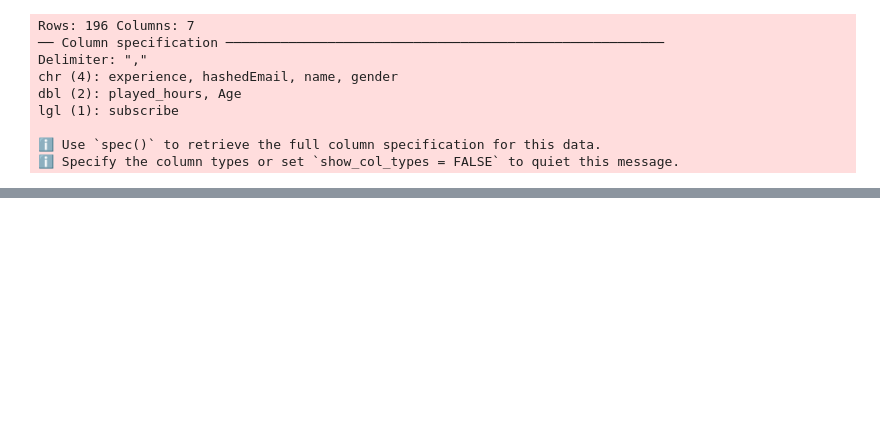
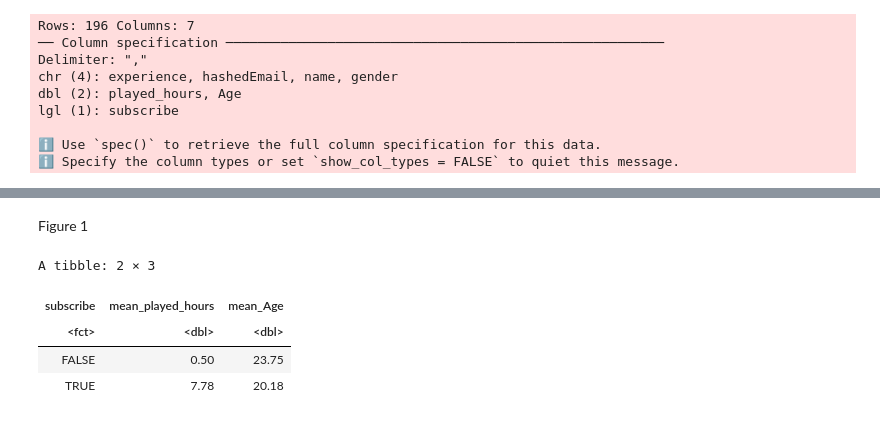
Before and after one commit to 604Beast/Project-Planning-Stage, a Jupyter notebook: ROUGH FINAL PROJECT CODE.ipynb, the cells around one changed output, grey strips where cells are left out. Cells and saved outputs as stored; diff of their text form; code cells hidden in the pictures; blank space fills up the shorter version.

```diff
--- a/ROUGH FINAL PROJECT CODE.ipynb
+++ b/ROUGH FINAL PROJECT CODE.ipynb
@@ -22,0 +43,15 @@ players_clean <- players |>
+# %% [markdown]
+Figure  1
+# %%
+players_summary <- players_clean|>
+            group_by(subscribe) |>
+            summarize(mean_played_hours = round(mean(played_hours, na.rm = TRUE), 2 ), #rounded to 2 decimals
+                     mean_Age = round(mean(Age, na.rm = TRUE), 2))
+
+players_summary
+# %% [output]
+A tibble: 2 × 3
+| subscribe | mean_played_hours | mean_Age |
+| <fct> | <dbl> | <dbl> |
+| FALSE | 0.50 | 23.75 |
+| TRUE | 7.78 | 20.18 |
```
Also changed, not shown: parts of 13 cells of this notebook.
